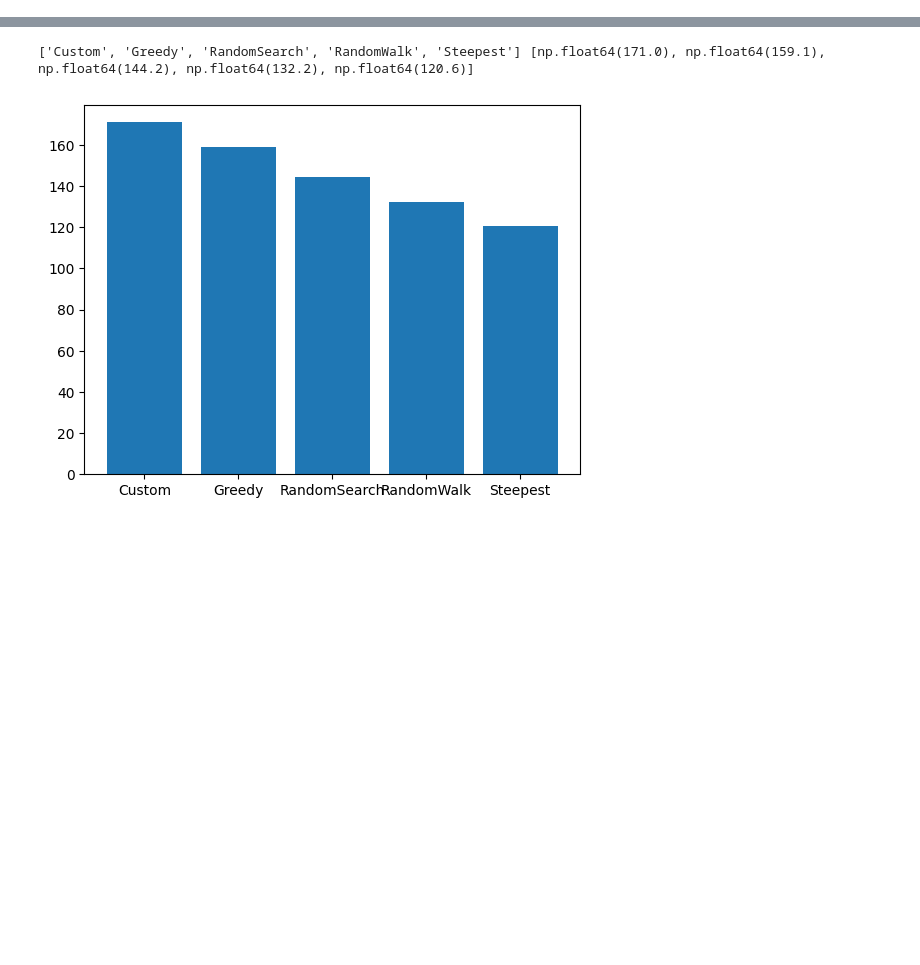
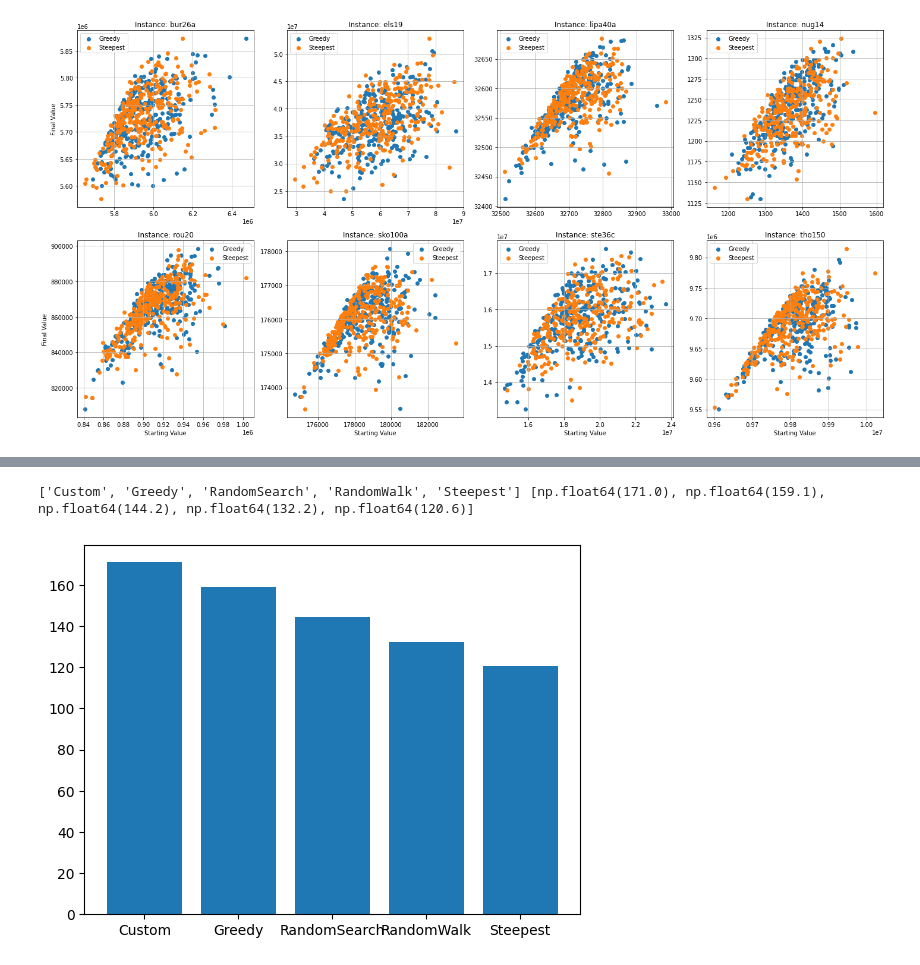
Before and after one commit to elissa-c/BioA-M, a Jupyter notebook: graphs.ipynb, the cells around one changed output, grey strips where cells are left out. Saved outputs shown, nothing was run; the diff lists cells and outputs as text; code cells hidden in the pictures; blank space fills up the shorter version.

```diff
--- a/graphs.ipynb
+++ b/graphs.ipynb
@@ -69,0 +86,36 @@ print(data[0:5])
+# %%
+import matplotlib.pyplot as plt
+import pandas as pd
+
+df = pd.DataFrame(data)
+instances = df['instance'].unique()
+
+fig, axes = plt.subplots(2, 4, figsize=(20, 10))
+axes = axes.flatten()
+
+for i, (ax, inst) in enumerate(zip(axes, instances)):
+    subset = df[df['instance'] == inst]
+    for meth in subset['method'].unique():
+        group = subset[subset['method'] == meth]
+        ax.scatter(group['start_val'], group['f_val'], label=meth)
+    overall_min = min(subset['start_val'].min(), subset['f_val'].min())
+    overall_max = max(subset['start_val'].max(), subset['f_val'].max())
+    # ax.plot([overall_min, overall_max], [overall_min, overall_max], 'r--', label='x = y')
+    ax.set_title(f'Instance: {inst}')
+    ax.legend()
+    ax.grid(True)
+
+    row, col = divmod(i, 4)
+    if row == 1:
+        ax.set_xlabel('Starting Value')
+    else:
+        ax.set_xlabel('')
+    if col == 0:
+        ax.set_ylabel('Final Value')
+    else:
+        ax.set_ylabel('')
+
+plt.tight_layout()
+plt.show()
+# %% [output]
+[figure, added]
```
Also changed, not shown: parts of 7 cells of this notebook.
